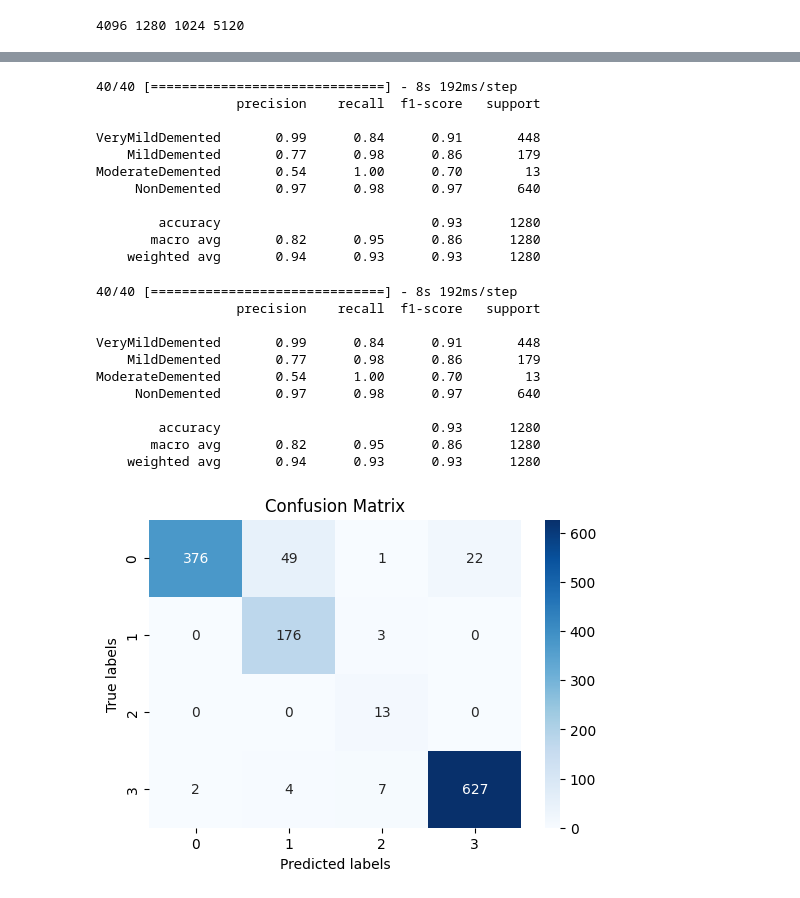
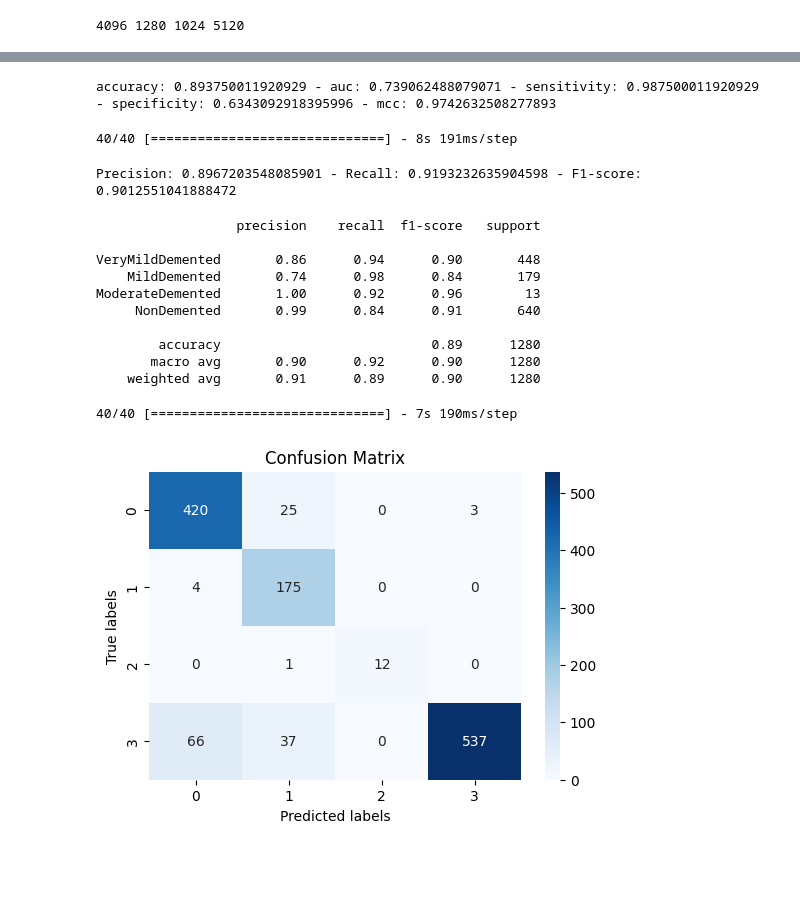
Before and after one commit to ArchitGupta16/Alzheimer-Detection, a Jupyter notebook: Alzheimer Dataset/Comparison with Existing Models/MSCNET.ipynb, the cells around one changed output, grey strips where cells are left out. Saved outputs shown, nothing was run; the diff lists cells and outputs as text; code cells hidden in the pictures; blank space fills up the shorter version.

```diff
--- a/Alzheimer Dataset/Comparison with Existing Models/MSCNET.ipynb
+++ b/Alzheimer Dataset/Comparison with Existing Models/MSCNET.ipynb
@@ -282,6 +277,4 @@ input_shape = (224, 224, 3)  # Example input shape
 model = create_mscnet(input_shape)
-# %%
-model.compile(optimizer=optimizers.Adam(), loss='binary_crossentropy', metrics=['accuracy'])
 # %%
 from tensorflow.keras.utils import plot_model
 plot_model(model, to_file='model_plot.png', show_shapes=True, show_layer_names=True)
@@ -531,68 +522,65 @@ results = model.evaluate(X_test, y_test)
+# %%
+print(f'accuracy: {results[1]} - auc: {results[5]} - sensitivity: {results[6]} - specificity: {results[7]} - mcc: {results[8]}')
+# %% [output]
+accuracy: 0.893750011920929 - auc: 0.739062488079071 - sensitivity: 0.987500011920929 - specificity: 0.6343092918395996 - mcc: 0.9742632508277893
 # %%
 from sklearn.metrics import classification_report
 import numpy as np
 
-# Make predictions
 y_pred = model.predict(X_test)
 
 y_pred_classes = np.argmax(y_pred, axis=1)
 y_val_classes = np.argmax(y_test, axis=1)
-
-# Generate a classification report
-report = classification_report(y_val_classes, y_pred_classes, target_names=categories)
-
-print(report)
 # %% [output]
-40/40 [==============================] - 8s 192ms/step
-                  precision    recall  f1-score   support
-
-VeryMildDemented       0.99      0.84      0.91       448
-    MildDemented       0.77      0.98      0.86       179
-ModerateDemented       0.54      1.00      0.70        13
-     NonDemented       0.97      0.98      0.97       640
-
-        accuracy                           0.93      1280
-       macro avg       0.82      0.95      0.86      1280
-    weighted avg       0.94      0.93      0.93      1280
+40/40 [==============================] - 8s 191ms/step
+# %%
+report = classification_report(y_val_classes, y_pred_classes, target_names=categories, output_dict=True)
+
+precision = report['macro avg']['precision']
+recall = report['macro avg']['recall']
+f1_score = report['macro avg']['f1-score']
+
+print(f'Precision: {precision} - Recall: {recall} - F1-score: {f1_score}')
+# %% [output]
+Precision: 0.8967203548085901 - Recall: 0.9193232635904598 - F1-score: 0.9012551041888472
+# %%
+print(classification_report(y_val_classes, y_pred_classes, target_names=categories))
+# %% [output]
+                  precision    recall  f1-score   support
+
+VeryMildDemented       0.86      0.94      0.90       448
+    MildDemented       0.74      0.98      0.84       179
+ModerateDemented       1.00      0.92      0.96        13
+     NonDemented       0.99      0.84      0.91       640
+
+        accuracy                           0.89      1280
+       macro avg       0.90      0.92      0.90      1280
+    weighted avg       0.91      0.89      0.90      1280
 # %%
 import matplotlib.pyplot as plt
 import numpy as np
 import seaborn as sns
 from sklearn.metrics import classification_report
 from sklearn.metrics import confusion_matrix
 
 # Make predictions
 y_pred = model.predict(X_test)
 y_pred_classes = np.argmax(y_pred, axis=1)
 y_val_classes = np.argmax(y_test, axis=1)
-
-# Generate a classification report
-report = classification_report(y_val_classes, y_pred_classes, target_names=categories)
-print(report)
 
 # Generate a confusion matrix
 conf_matrix = confusion_matrix(y_val_classes, y_pred_classes)
 
 # Calculate true positives for each class
 true_positives = np.diag(conf_matrix)
 
 # Plot heatmap with true positives
 plt.figure(figsize=(6, 4))
 sns.heatmap(conf_matrix, annot=True, fmt='g', cmap='Blues')
 plt.xlabel('Predicted labels')
 plt.ylabel('True labels')
 plt.title('Confusion Matrix')
 plt.show()
 # %% [output]
-40/40 [==============================] - 8s 192ms/step
-                  precision    recall  f1-score   support
-
-VeryMildDemented       0.99      0.84      0.91       448
-    MildDemented       0.77      0.98      0.86       179
-ModerateDemented       0.54      1.00      0.70        13
-     NonDemented       0.97      0.98      0.97       640
-
-        accuracy                           0.93      1280
-       macro avg       0.82      0.95      0.86      1280
-    weighted avg       0.94      0.93      0.93      1280
+40/40 [==============================] - 7s 190ms/step
-[figure, old version]
+[figure, new version]
```
Also changed, not shown: parts of 12 cells of this notebook, 1 other file.
